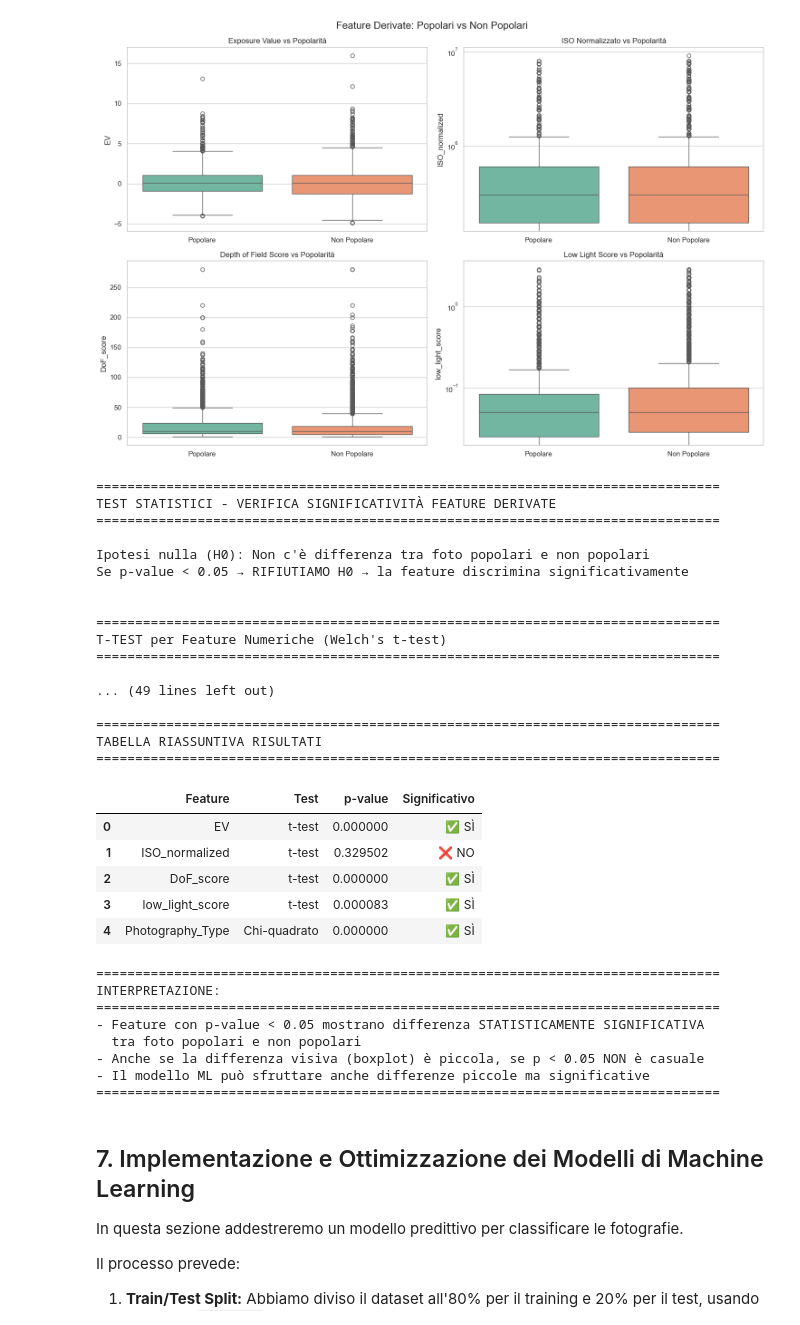
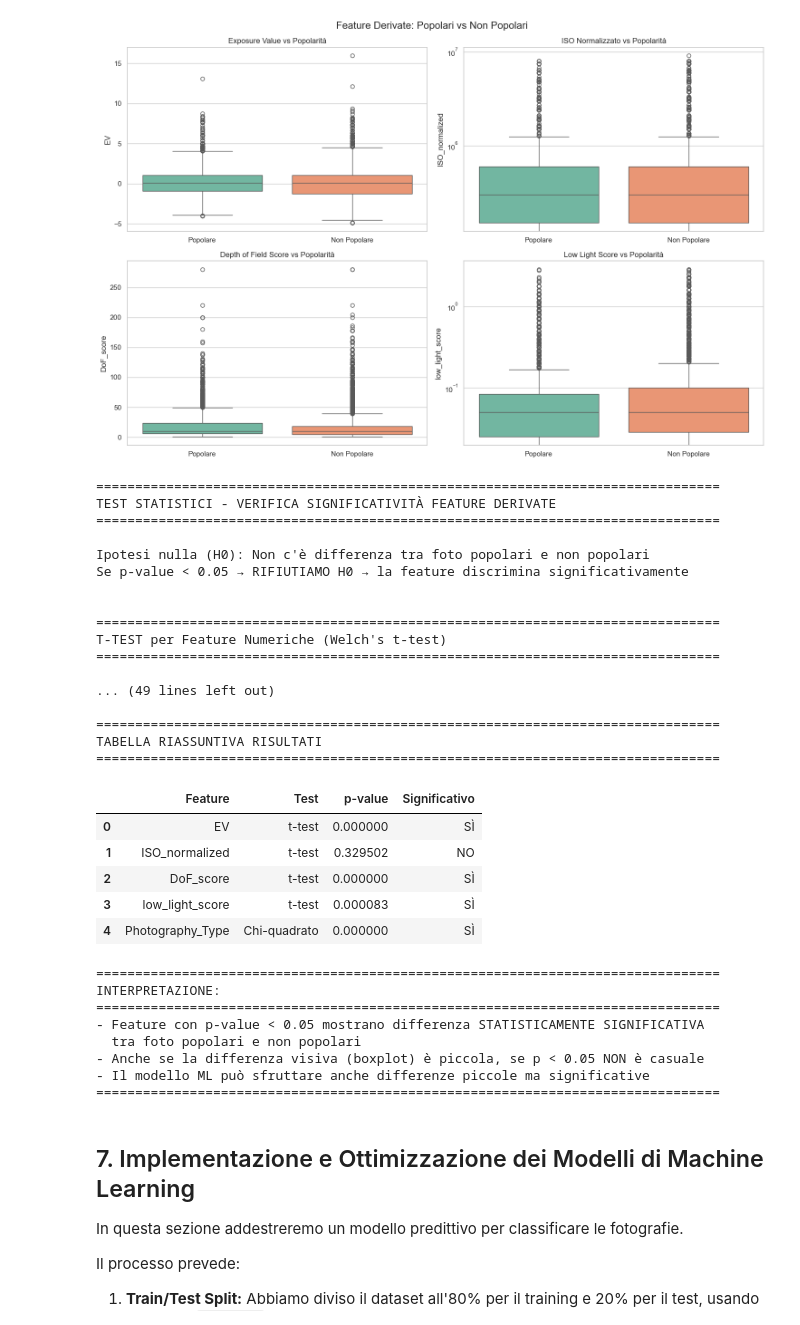
Before and after one commit to maicolsanti/unibo_artifical_intelligence, a Jupyter notebook: project.ipynb, the cells around one changed output. Cells and saved outputs as stored; diff of their text form; code cells hidden in the pictures.

```diff
--- a/project.ipynb
+++ b/project.ipynb
@@ -570,7 +566,7 @@ non_popolari = df_clean[df_clean['is_popular'] == 0]
 # Lista per raccogliere i risultati
 risultati_test = []
 
-# ===== T-TEST per feature NUMERICHE =====
+# T-TEST per feature numeriche
 print("\n" + "="*80)
 print("T-TEST per Feature Numeriche (Welch's t-test)")
 print("="*80)
@@ -591,7 +587,7 @@ for feature in feature_numeriche:
     differenza = media_popolari - media_non_popolari
 
     # Significatività
-    significativo = "✅ SÌ" if p_value < 0.05 else "❌ NO"
+    significativo = "SÌ" if p_value < 0.05 else "NO"
 
     print(f"\n{feature}:")
     print(f"  Media Popolari:     {media_popolari:.4f}")
@@ -608,7 +604,7 @@ for feature in feature_numeriche:
         'Significativo': p_value < 0.05
     })
 
-# ===== CHI-QUADRATO per Photography_Type (categorica) =====
+# CHI-QUADRATO per Photography_Type (categorica)
 print("\n" + "="*80)
 print("CHI-QUADRATO per Photography_Type (Feature Categorica)")
 print("="*80)
@@ -622,7 +618,7 @@ print(contingency_table)
 # Test chi-quadrato
 chi2, p_value_chi, dof, expected = stats.chi2_contingency(contingency_table)
 
-significativo_chi = "✅ SÌ" if p_value_chi < 0.05 else "❌ NO"
+significativo_chi = "SÌ" if p_value_chi < 0.05 else "NO"
 
 print(f"\nRisultati Chi-quadrato:")
 print(f"  Chi² statistic:     {chi2:.4f}")
@@ -637,50 +633,49 @@ risultati_test.append({
     'Significativo': p_value_chi < 0.05
 })
 
-# ===== TABELLA RIASSUNTIVA =====
 print("\n" + "="*80)
 print("TABELLA RIASSUNTIVA RISULTATI")
 print("="*80)
 
 df_risultati = pd.DataFrame(risultati_test)
 df_risultati['p-value'] = df_risultati['p-value'].apply(lambda x: f"{x:.6f}")
-df_risultati['Significativo'] = df_risultati['Significativo'].map({True: '✅ SÌ', False: '❌ NO'})
+df_risultati['Significativo'] = df_risultati['Significativo'].map({True: 'SÌ', False: 'NO'})
 
 print("\n")
 display(df_risultati)
 
 print("\n" + "="*80)
 print("INTERPRETAZIONE:")
 print("="*80)
 print("- Feature con p-value < 0.05 mostrano differenza STATISTICAMENTE SIGNIFICATIVA")
 print("  tra foto popolari e non popolari")
 print("- Anche se la differenza visiva (boxplot) è piccola, se p < 0.05 NON è casuale")
 print("- Il modello ML può sfruttare anche differenze piccole ma significative")
 print("="*80)
 # %% [output]
 ================================================================================
 TEST STATISTICI - VERIFICA SIGNIFICATIVITÀ FEATURE DERIVATE
 ================================================================================
 
 Ipotesi nulla (H0): Non c'è differenza tra foto popolari e non popolari
 Se p-value < 0.05 → RIFIUTIAMO H0 → la feature discrimina significativamente
 
 
 ================================================================================
 T-TEST per Feature Numeriche (Welch's t-test)
 ================================================================================
 
 ... (49 lines left out)
 
 ================================================================================
 TABELLA RIASSUNTIVA RISULTATI
 ================================================================================
 |  | Feature | Test | p-value | Significativo |
-| 0 | EV | t-test | 0.000000 | ✅ SÌ |
-| 1 | ISO_normalized | t-test | 0.329502 | ❌ NO |
-| 2 | DoF_score | t-test | 0.000000 | ✅ SÌ |
-| 3 | low_light_score | t-test | 0.000083 | ✅ SÌ |
-| 4 | Photography_Type | Chi-quadrato | 0.000000 | ✅ SÌ |
+| 0 | EV | t-test | 0.000000 | SÌ |
+| 1 | ISO_normalized | t-test | 0.329502 | NO |
+| 2 | DoF_score | t-test | 0.000000 | SÌ |
+| 3 | low_light_score | t-test | 0.000083 | SÌ |
+| 4 | Photography_Type | Chi-quadrato | 0.000000 | SÌ |
 ================================================================================
 INTERPRETAZIONE:
 ================================================================================
```
Also changed, not shown: parts of 8 cells of this notebook.
